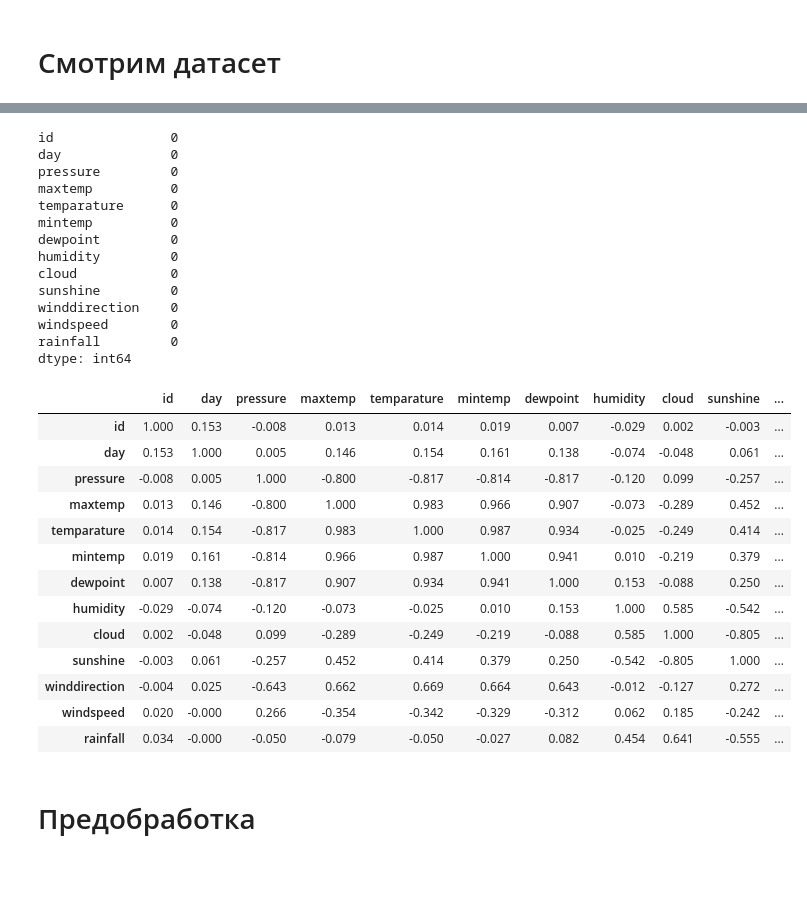
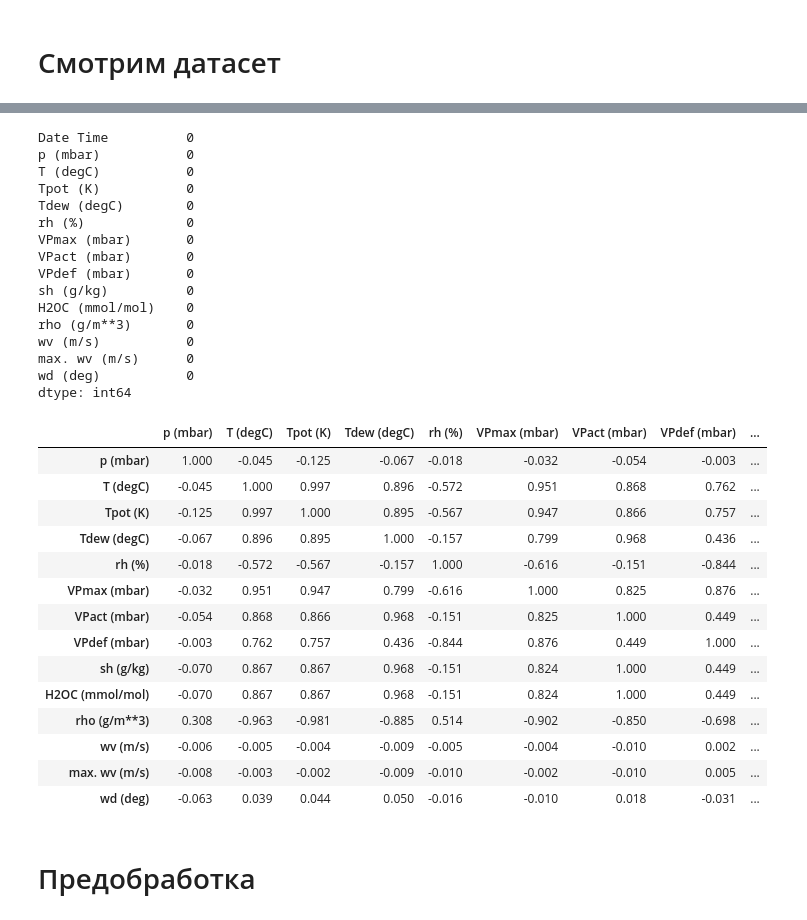
Before and after one commit to Yurekkk/Neironki, a Jupyter notebook: Lab-6.ipynb, the cells around one changed output, grey strips where cells are left out. Saved outputs shown, nothing was run; the diff lists cells and outputs as text; code cells hidden in the pictures; blank space fills up the shorter version.

```diff
--- a/Lab-6.ipynb
+++ b/Lab-6.ipynb
@@ -18,7 +19,7 @@ import warnings
 warnings.simplefilter(action='ignore', category=FutureWarning)
 pd.options.mode.chained_assignment = None
 # %%
-df = pd.read_csv("playground-series-s5e3/train.csv")
+df = pd.read_csv("jena_climate_2009_2016/jena_climate_2009_2016.csv")
 # %% [markdown]
 # Смотрим датасет
 # %%
@@ -45,37 +46,40 @@ df.describe()
 # %%
 df.isna().sum()
 # %% [output]
-id               0
-day              0
-pressure         0
-maxtemp          0
-temparature      0
-mintemp          0
-dewpoint         0
-humidity         0
-cloud            0
-sunshine         0
-winddirection    0
-windspeed        0
-rainfall         0
+Date Time          0
+p (mbar)           0
+T (degC)           0
+Tpot (K)           0
+Tdew (degC)        0
+rh (%)             0
+VPmax (mbar)       0
+VPact (mbar)       0
+VPdef (mbar)       0
+sh (g/kg)          0
+H2OC (mmol/mol)    0
+rho (g/m**3)       0
+wv (m/s)           0
+max. wv (m/s)      0
+wd (deg)           0
 dtype: int64
 # %%
-corr = df.corr()
+corr = df.drop(columns=["Date Time"]).corr()
 corr.style.background_gradient(cmap="coolwarm", axis=1).format(precision=3)
 # %% [output]
-|  | id | day | pressure | maxtemp | temparature | mintemp | dewpoint | humidity | cloud | sunshine | ... |
-| id | 1.000 | 0.153 | -0.008 | 0.013 | 0.014 | 0.019 | 0.007 | -0.029 | 0.002 | -0.003 | ... |
-| day | 0.153 | 1.000 | 0.005 | 0.146 | 0.154 | 0.161 | 0.138 | -0.074 | -0.048 | 0.061 | ... |
-| pressure | -0.008 | 0.005 | 1.000 | -0.800 | -0.817 | -0.814 | -0.817 | -0.120 | 0.099 | -0.257 | ... |
-| maxtemp | 0.013 | 0.146 | -0.800 | 1.000 | 0.983 | 0.966 | 0.907 | -0.073 | -0.289 | 0.452 | ... |
-| temparature | 0.014 | 0.154 | -0.817 | 0.983 | 1.000 | 0.987 | 0.934 | -0.025 | -0.249 | 0.414 | ... |
-| mintemp | 0.019 | 0.161 | -0.814 | 0.966 | 0.987 | 1.000 | 0.941 | 0.010 | -0.219 | 0.379 | ... |
-| dewpoint | 0.007 | 0.138 | -0.817 | 0.907 | 0.934 | 0.941 | 1.000 | 0.153 | -0.088 | 0.250 | ... |
-| humidity | -0.029 | -0.074 | -0.120 | -0.073 | -0.025 | 0.010 | 0.153 | 1.000 | 0.585 | -0.542 | ... |
-| cloud | 0.002 | -0.048 | 0.099 | -0.289 | -0.249 | -0.219 | -0.088 | 0.585 | 1.000 | -0.805 | ... |
-| sunshine | -0.003 | 0.061 | -0.257 | 0.452 | 0.414 | 0.379 | 0.250 | -0.542 | -0.805 | 1.000 | ... |
-| winddirection | -0.004 | 0.025 | -0.643 | 0.662 | 0.669 | 0.664 | 0.643 | -0.012 | -0.127 | 0.272 | ... |
-| windspeed | 0.020 | -0.000 | 0.266 | -0.354 | -0.342 | -0.329 | -0.312 | 0.062 | 0.185 | -0.242 | ... |
-| rainfall | 0.034 | -0.000 | -0.050 | -0.079 | -0.050 | -0.027 | 0.082 | 0.454 | 0.641 | -0.555 | ... |
+|  | p (mbar) | T (degC) | Tpot (K) | Tdew (degC) | rh (%) | VPmax (mbar) | VPact (mbar) | VPdef (mbar) | ... |
+| p (mbar) | 1.000 | -0.045 | -0.125 | -0.067 | -0.018 | -0.032 | -0.054 | -0.003 | ... |
+| T (degC) | -0.045 | 1.000 | 0.997 | 0.896 | -0.572 | 0.951 | 0.868 | 0.762 | ... |
+| Tpot (K) | -0.125 | 0.997 | 1.000 | 0.895 | -0.567 | 0.947 | 0.866 | 0.757 | ... |
+| Tdew (degC) | -0.067 | 0.896 | 0.895 | 1.000 | -0.157 | 0.799 | 0.968 | 0.436 | ... |
+| rh (%) | -0.018 | -0.572 | -0.567 | -0.157 | 1.000 | -0.616 | -0.151 | -0.844 | ... |
+| VPmax (mbar) | -0.032 | 0.951 | 0.947 | 0.799 | -0.616 | 1.000 | 0.825 | 0.876 | ... |
+| VPact (mbar) | -0.054 | 0.868 | 0.866 | 0.968 | -0.151 | 0.825 | 1.000 | 0.449 | ... |
+| VPdef (mbar) | -0.003 | 0.762 | 0.757 | 0.436 | -0.844 | 0.876 | 0.449 | 1.000 | ... |
+| sh (g/kg) | -0.070 | 0.867 | 0.867 | 0.968 | -0.151 | 0.824 | 1.000 | 0.449 | ... |
+| H2OC (mmol/mol) | -0.070 | 0.867 | 0.867 | 0.968 | -0.151 | 0.824 | 1.000 | 0.449 | ... |
+| rho (g/m**3) | 0.308 | -0.963 | -0.981 | -0.885 | 0.514 | -0.902 | -0.850 | -0.698 | ... |
+| wv (m/s) | -0.006 | -0.005 | -0.004 | -0.009 | -0.005 | -0.004 | -0.010 | 0.002 | ... |
+| max. wv (m/s) | -0.008 | -0.003 | -0.002 | -0.009 | -0.010 | -0.002 | -0.010 | 0.005 | ... |
+| wd (deg) | -0.063 | 0.039 | 0.044 | 0.050 | -0.016 | -0.010 | 0.018 | -0.031 | ... |
 # %% [markdown]
 # Предобработка
```
Also changed, not shown: parts of 21 cells of this notebook, 4 other files.
